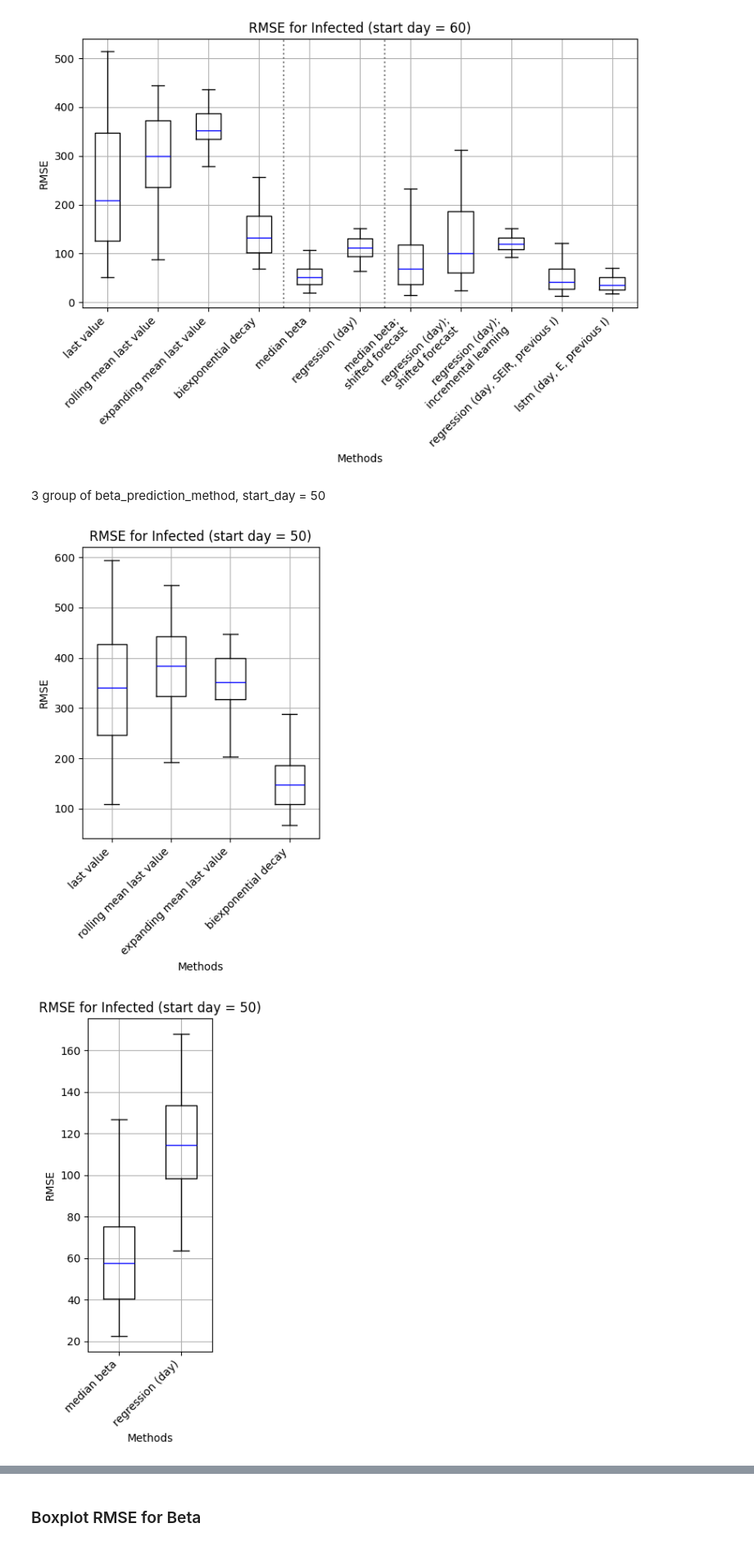
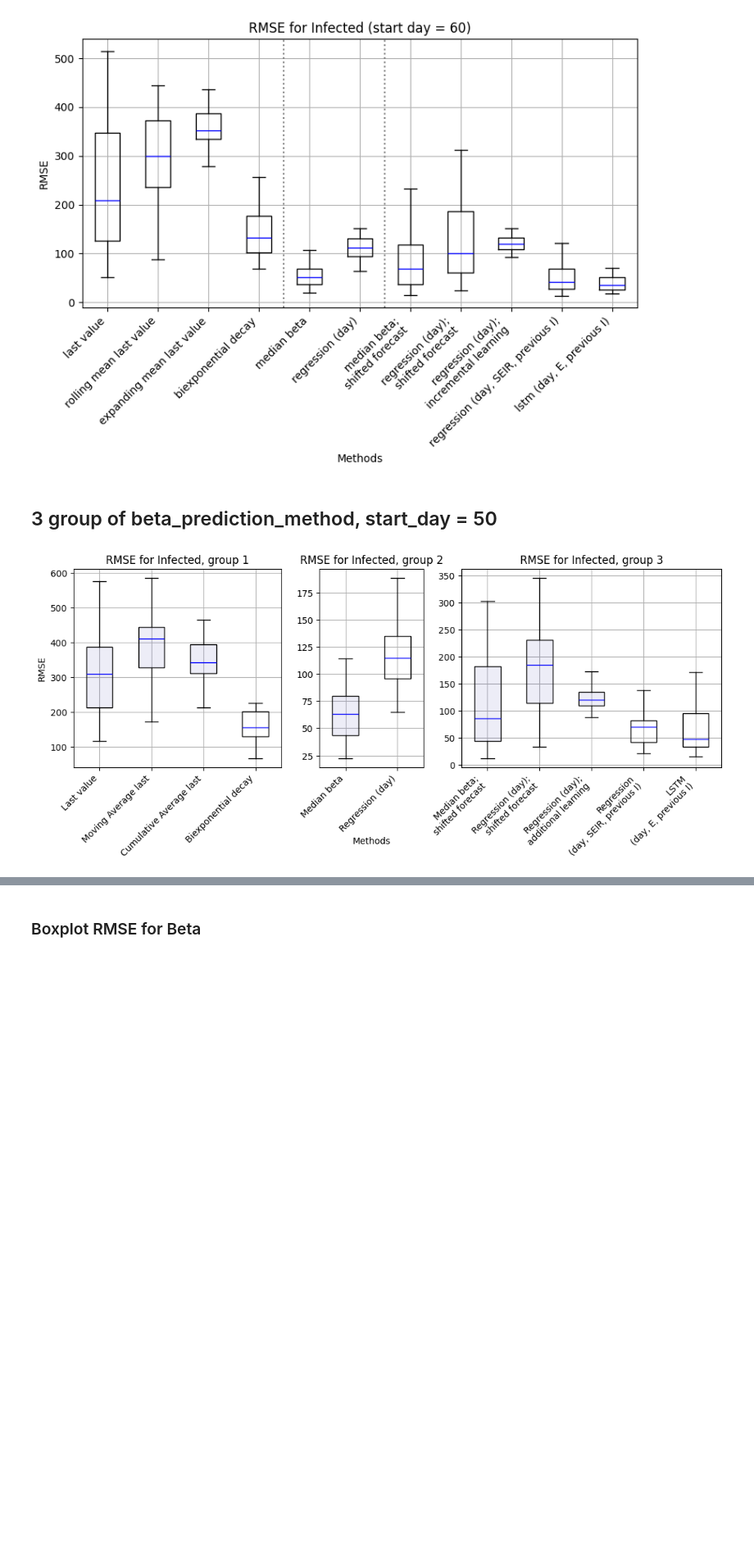
Before and after one commit to vnleonenko/Network_hybrid, a Jupyter notebook: plot_methods.ipynb, the cells around one changed output, grey strips where cells are left out. Shown at 82% size. Drawn from its saved outputs; the diff is of its cells as text; code cells hidden in the pictures; blank space fills up the shorter version.

Commit message:
fixed issue with size for 3 boxplots

```diff
--- a/plot_methods.ipynb
+++ b/plot_methods.ipynb
@@ -772,4 +772,4 @@ for day in days:
 [figure]
 [figure]
 # %% [markdown]
-3 group of beta_prediction_method, start_day = 50
+## 3 group of beta_prediction_method, start_day = 50
@@ -776,71 +805,54 @@ for day in days:
 # %%
-methods = [['last value',
-    'rolling mean last value',
-    'expanding mean last value',
-    'biexponential decay'],
+switch = 'type_start_day = roll_var_npeople'
 
-    ['median beta',
-    'regression (day)'],
-
-    ['median beta;\nshifted forecast',
-    'regression (day);\nshifted forecast',
-    'regression (day);\nincremental learning',
-    'regression (day, SEIR, previous I)',
-    'lstm (day, E, previous I)']]
-new_labels = [['last_value',
-    'rolling_mean_last_value',
-    'expanding_mean_last_value',
-    'biexponential_decay'],
-
-    ['median_beta',
-    'regression_day'],
-
-    ['median_beta_shifted_forecast',
-    'regression_day_shifted_forecast',
-    'regression_day_incremental_learning',
-    'regression_day_SEIR_previous_I',
-    'lstm_day_E_previous_I']]
-switch = 'type_start_day = roll_var_npeople'
+fig = plt.figure(figsize=(13, 4))
+gs = gridspec.GridSpec(1, 3, width_ratios=[2,1,2.5])
+#ax = ax.flatten()
 for i in range(len(methods)):
 
     rmse_df = pd.DataFrame()
-    for beta_prediction_method,new_labels in zip(methods[i], new_labels[i]):
+    for beta_prediction_method,new_label in zip(methods[i], new_labels[i]):
         # Загрузка данных из CSV
-        df = pd.read_csv(f'results/{switch}/{new_labels}_results.csv')
+        df = pd.read_csv(f'results/{switch}/{new_label}_results.csv')
         # Добавляем данные в DataFrame с названием колонки как метод
         rmse_df[f"{beta_prediction_method}"] = df['rmse_I']
 
     # Создание боксплота
-    plt.figure(figsize=(8*len(methods[i])/11+1,6))  # Установка размера графика
-    box = plt.boxplot(rmse_df[methods[i]], showfliers=False,
-                      medianprops=dict(color='blue'), widths=0.5)
+    #plt.figure(figsize=(8*len(methods[i])/11+1,5))  # Установка размера графика
+    ax = plt.subplot(gs[i])
+    box = ax.boxplot(rmse_df[methods[i]], showfliers=False,
+                      medianprops=dict(color='blue'), widths=0.5, patch_artist=True)
 
-
+    median_c = (.0,.0,.6,0.07)
+    lw=1
     for n, patch in enumerate(box['boxes']):
         if (i == 0) & (n < 3):
-            patch.set(color='lightgray', fill=True, linewidth=2)
+            patch.set(facecolor=median_c, linewidth=lw)
         elif (i == 1) & (n < 1):
-            patch.set(color='lightgray', fill=True, linewidth=2)
+            patch.set(facecolor=median_c, linewidth=lw)
         elif (i == 2) & (n < 3):
-            patch.set(color='lightgray', fill=True, linewidth=2)
-        patch.set(fill=False)
+            patch.set(facecolor=median_c, linewidth=lw)
+        else:
+            patch.set(fill=False)
 
     # Настройка заголовка и меток
-    plt.title(f'RMSE for Infected, group {i+1}')
-    plt.xlabel('Methods')
-    plt.ylabel('RMSE')
+    ax.set_title(f'RMSE for Infected, group {i+1}')
+    if i==1:
+        ax.set_xlabel('Methods')
+    if i==0:
+        ax.set_ylabel('RMSE')
 
     # Поворот меток по оси X для лучшей читаемости
-    plt.xticks(ticks=np.arange(1, len(methods[i])+1),
+    ax.set_xticks(ticks=np.arange(1, len(methods[i])+1),
             labels=methods[i], rotation=45, ha='right')
 
     # Показать график
     # with tightlayout() figsize changes depending on xlabels' lengths
+    ax.grid()
     #plt.tight_layout()  # Автоматическая настройка отступов
-    plt.grid()
 
-    #plt.savefig(f'results/{switch}/rmse_I_boxplot_methods_group_{i}.pdf', format='pdf', bbox_inches='tight')
-    plt.show()
+
+plt.savefig(f'results/{switch}/rmse_I_3.pdf',
+            format='pdf', bbox_inches='tight')
 # %% [output]
-[figure, old version]
+[figure, new version]
-[figure, removed]
```
Also changed, not shown: parts of 5 cells of this notebook, 8 other files.
